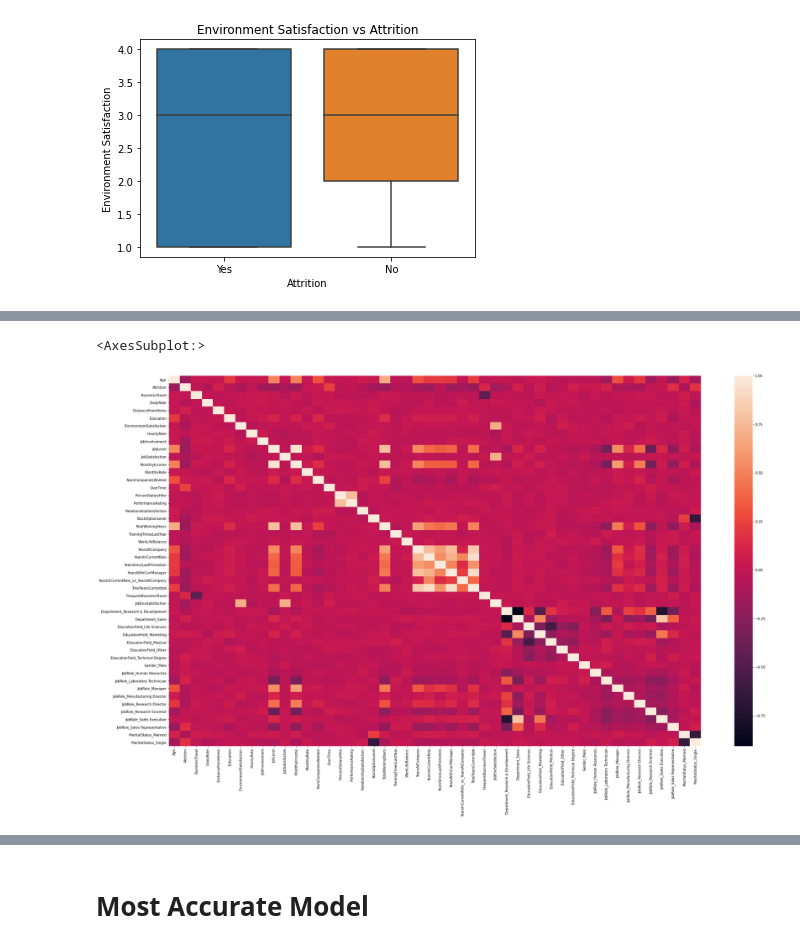
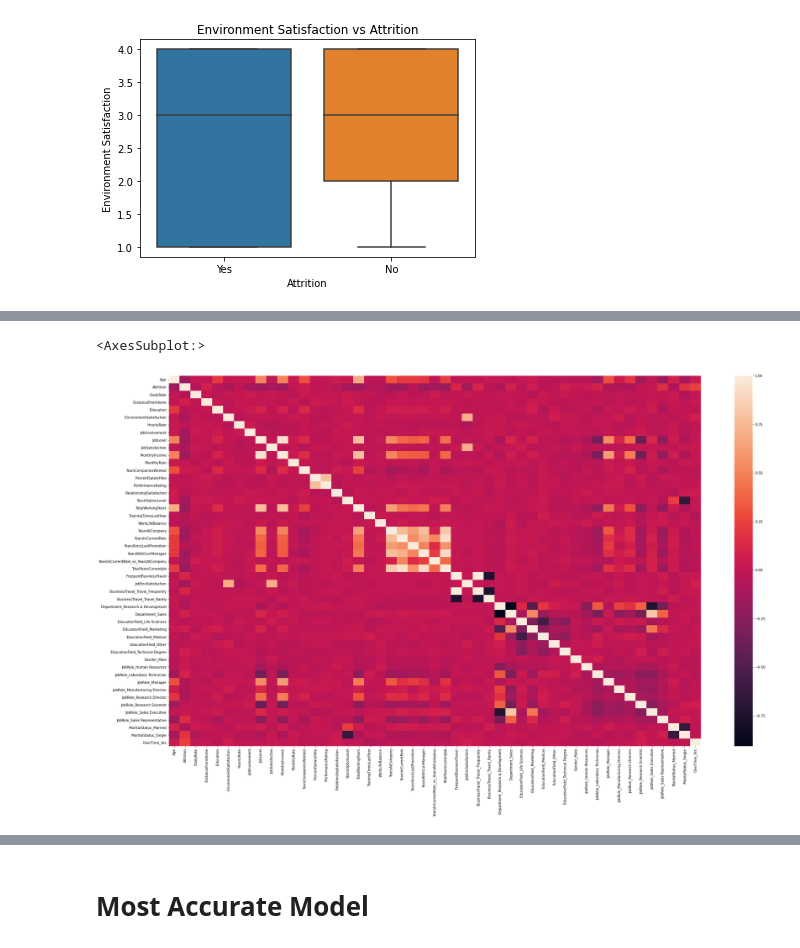
Before and after one commit to byrdwcrawford/HR_Analytics, a Jupyter notebook: HR_Model_Final.ipynb, the cells around one changed output, grey strips where cells are left out. Cells and saved outputs as stored; diff of their text form; code cells hidden in the pictures.

```diff
--- a/HR_Model_Final.ipynb
+++ b/HR_Model_Final.ipynb
@@ -361,15 +404,3 @@ plt.ylabel('Environment Satisfaction')
 plt.show()
 # %% [output]
 [figure]
-# %%
-label_encoder = LabelEncoder()
-
-columns_to_encode = [
-    'BusinessTravel',
-    'OverTime',
-    'Attrition'
-]
-for column in columns_to_encode:
-    df[column] = label_encoder.fit_transform(df[column])
-
-df
@@ -426,0 +426,13 @@ df_final
+# %%
+# Convert 'Attrition' column to binary
+df['Attrition'] = df['Attrition'].map({'Yes': 1, 'No': 0})
+
+# Identify categorical columns (excluding 'Attrition')
+cat_cols = [column for column in df.columns if df[column].nunique() < 15 and df[column].dtype == 'object' and column != 'Attrition']
+
+# Apply pd.get_dummies only to categorical columns
+df = pd.get_dummies(df, columns=cat_cols, drop_first=True, dtype='uint8')
+
+# Display the transformed DataFrame
+print("\nTransformed DataFrame:")
+print(df)
@@ -468,6 +498,6 @@ df_final.corr()
 # %%
 plt.figure(figsize=(35,20))
-sns.heatmap(df_final.corr())
+sns.heatmap(df.corr())
 # %% [output]
 <AxesSubplot:>
-[figure, old version]
+[figure, new version]
```
Also changed, not shown: parts of 42 cells of this notebook.
